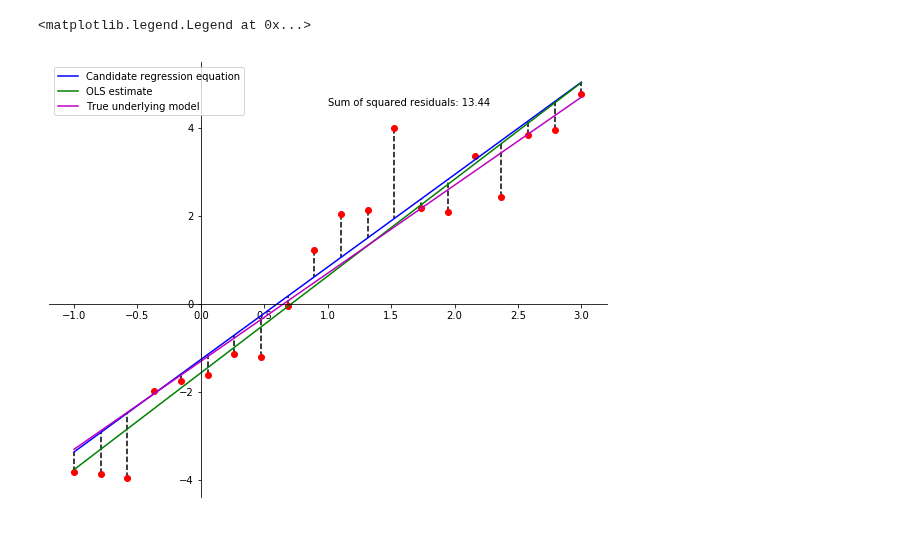
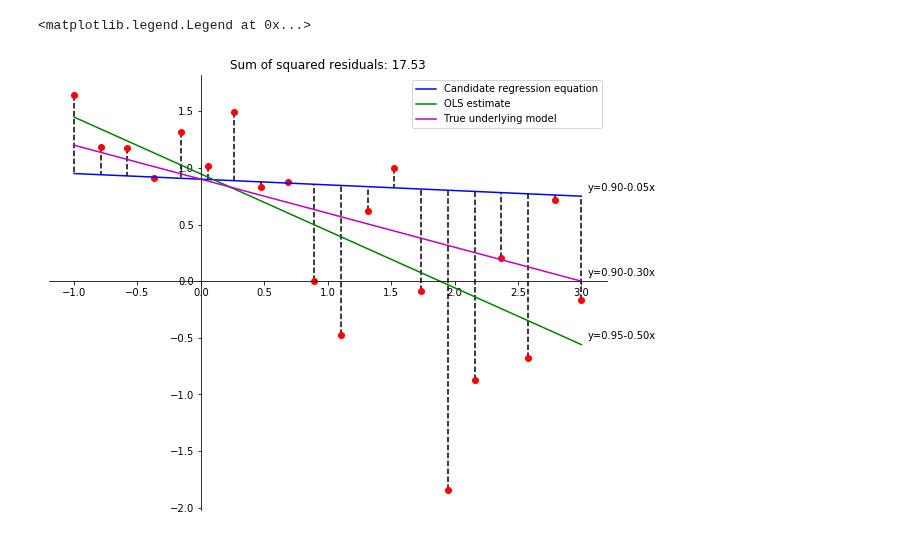
Before and after one commit to uliang/MS9002-Data-mining-techniques, a Jupyter notebook: Illustration_of_OLS_algorithm.ipynb, the cells around one changed output. Drawn from its saved outputs; the diff is of its cells as text; code cells hidden in the pictures.

```diff
--- a/Illustration_of_OLS_algorithm.ipynb
+++ b/Illustration_of_OLS_algorithm.ipynb
@@ -7,8 +7,8 @@ from collections import namedtuple
 # %%
 #@title Model Parameters
 e = 0.69 #@param {type:"slider", min:0.1, max:1, step:0.01}
-_intercept = -1.3 #@param {type:"slider", min:-5, max:5, step:0.1}
-_gradient = 2 #@param {type:"slider", min:-0.5, max:10, step: 0.05}
+_intercept = 0.9 #@param {type:"slider", min:-5, max:5, step:0.1}
+_gradient = -0.3 #@param {type:"slider", min:-0.5, max:10, step: 0.05}
 
 Params = namedtuple('params', ['a', 'b'])
 parameters = Params(a=_intercept, b=_gradient)
@@ -19,11 +19,12 @@ x = np.linspace(-1, 3, 20)
 y = parameters.a + parameters.b*x + normal_dist.rvs(size=20)
 # %%
 #@title Choose intercept and gradient {display-mode: "form"}
-intercept = -1.26 #@param {type:"slider", min:-2, max:3, step:0.02}
-gradient = 2.1 #@param {type: "slider", min: -0.5, max:10, step: 0.05}
+intercept = 0.9 #@param {type:"slider", min:-2, max:3, step:0.02}
+gradient = -0.05 #@param {type: "slider", min: -0.5, max:10, step: 0.05}
 show_OLS_estimate = True #@param {type:"boolean"}
 show_residual_bars = True #@param {type:"boolean"}
 show_true_model = True #@param {type: "boolean"}
+show_candidate_equation = True #@param {type: "boolean"}
 # %%
 %matplotlib inline
 
@@ -42,33 +43,44 @@ xx = np.linspace(-1, 3, 100)
 yy = intercept + gradient * xx
 
 ssr = np.sum(np.power(y - (intercept + gradient * x), 2))
 
 # Compute true regression model
 y_model = parameters.a + parameters.b * xx
 
 # Compute OLS estimate Let X = design matrix, then beta = (X^T*X)^-1*X^T*y
 
 X = np.c_[np.ones_like(x), x]
 beta = np.matmul(np.matmul(np.linalg.inv(np.matmul(np.transpose(X), X)), np.transpose(X)), y)
 a, b = beta
 y_ols = a + b * xx
 
 # Plot objects
 ax.plot(x,y, 'ro')
-ax.plot(xx, yy, 'b-', label='Candidate regression equation')
-ax.text(1., 4.5, f'Sum of squared residuals: {ssr:.2f}')
+
+get_sign = lambda x: '-' if np.sign(x) == -1 else '+'
+get_equation = lambda a,b : f'y={a:.2f}{get_sign(b)}{np.abs(b):.2f}x'
+
+if show_candidate_equation:
+  ax.plot(xx, yy, 'b-', label='Candidate regression equation')
+  ax.text(xx[-1]+0.05, yy[-1]+0.05, get_equation(intercept, gradient))
+
 if show_OLS_estimate:
   ax.plot(xx, y_ols, 'g-', label="OLS estimate")
+  ax.text(xx[-1]+0.05, y_ols[-1]+0.05, get_equation(a, b))
 
 if show_true_model:
   ax.plot(xx, y_model, 'm-', label='True underlying model')
+  ax.text(xx[-1]+0.05, y_model[-1]+0.05, get_equation(parameters.a, parameters.b))
 
 # Display residual bars
 y_fit = intercept + gradient * x
 if show_residual_bars:
   ax.vlines(x, y, y_fit, colors='k', linestyles='dashed')
 
+# Title matter
+ax.set_title(f'Sum of squared residuals: {ssr:.2f}')
+
 ax.legend(loc='best')
 # %% [output]
 <matplotlib.legend.Legend at 0x...>
-[figure, old version]
+[figure, new version]
```
